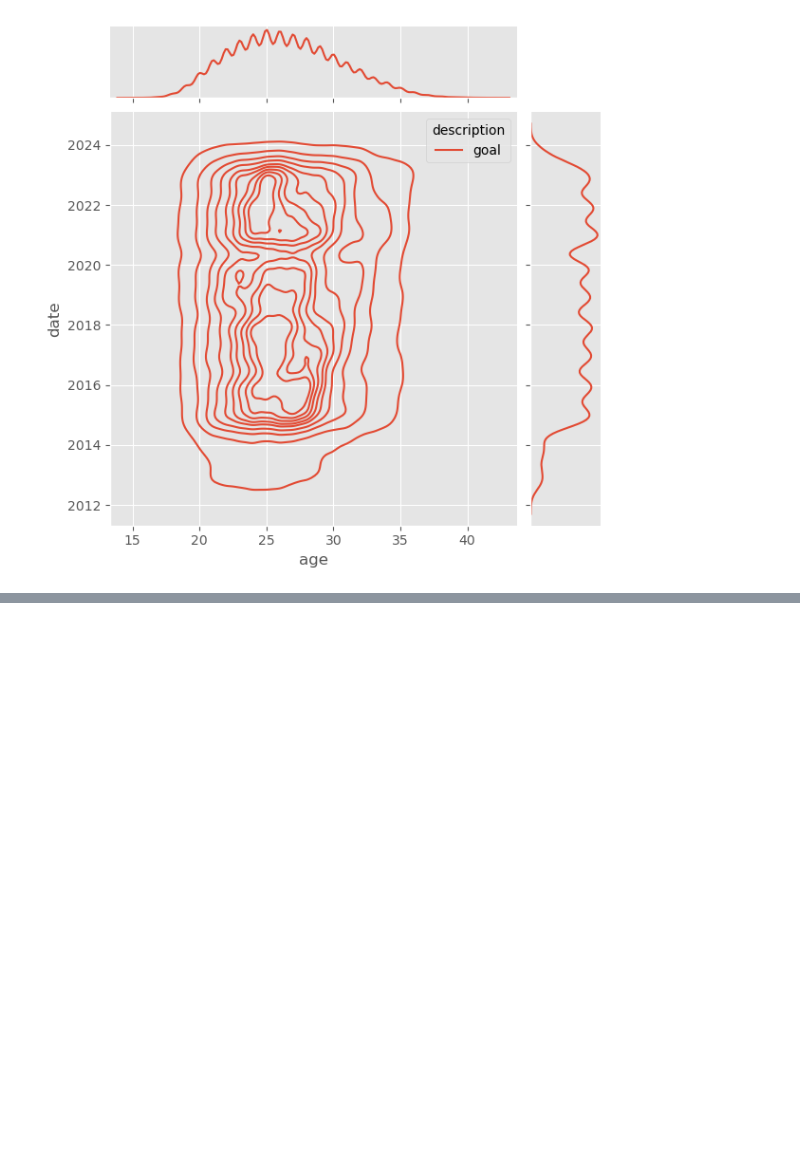
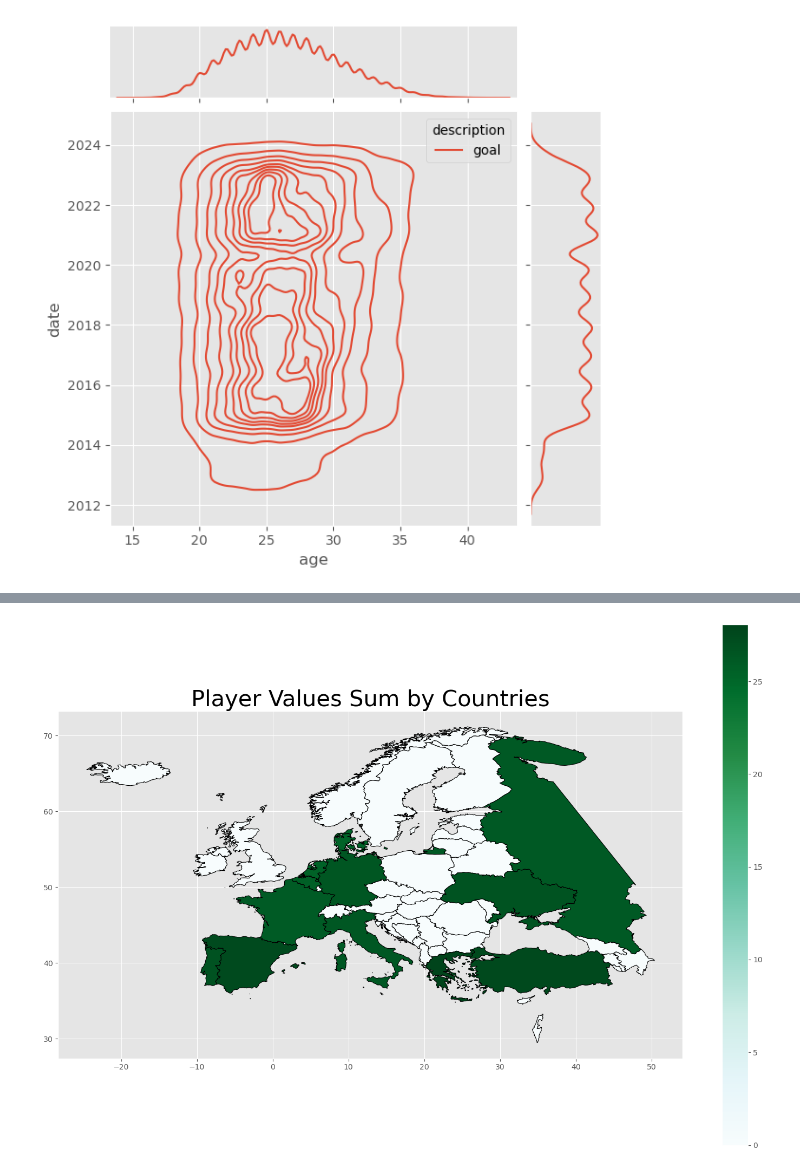
Before and after one commit to Marco-Skiavone/ium_dataset_processor, a Jupyter notebook: Assignment_Queries/age_analisys.ipynb, the cells around one changed output, grey strips where cells are left out. Cells and saved outputs as stored; diff of their text form; code cells hidden in the pictures; blank space fills up the shorter version.

```diff
--- a/Assignment_Queries/age_analisys.ipynb
+++ b/Assignment_Queries/age_analisys.ipynb
@@ -354,0 +342,12 @@ No artists with labels found to put in legend.  Note that artists whose label st
+# %%
+pl_vl = clear_player_valuations(get_player_valuations(path), get_competitions(path))
+pl_vl = pl_vl.loc[pl_vl['player_id'].isin(p['player_id'])]
+# %%
+pl_vl = pl_vl.merge(p[['player_id', 'date_of_birth']], on='player_id', how='left').drop(columns=['market_value_eur', 'player_id'])
+
+
+pl_vl['age'] = pd.to_datetime(pl_vl['date_of_birth'].astype('string')).apply(lambda x: (pd.Timestamp.now().year - x.year))
+pl_vl = pl_vl.drop(columns=['date_of_birth'])
+
+pl_vl['country_name'].replace('Scotland','England', inplace=True)
+pl_vl['country_name'].value_counts()
@@ -354,0 +370,8 @@ No artists with labels found to put in legend.  Note that artists whose label st
+# %%
+pl_vl = pl_vl.groupby('country_name', as_index=False).agg(sum=pd.NamedAgg('age', 'mean'))
+
+# Merging the data of the .topojson with our dataset
+europe_gdf = gpd.read_file(path + 'Assignment_Queries/country_topography/europe.topojson')
+geo_data = europe_gdf.merge(pl_vl, left_on='NAME', right_on='country_name', how='left')
+geo_data['sum'] = geo_data['sum'].fillna(0)
+pl_vl
@@ -354,0 +393,8 @@ No artists with labels found to put in legend.  Note that artists whose label st
+# %%
+ax = geo_data.plot(figsize=(15,10), edgecolor='black', cmap='BuGn', linewidth=0.8, column='sum', legend=True)
+ax.set_title('Player Values Sum by Countries', fontsize='30')
+
+plt.tight_layout()
+plt.show()
+# %% [output]
+[figure, added]
```
Also changed, not shown: parts of 13 cells of this notebook.
